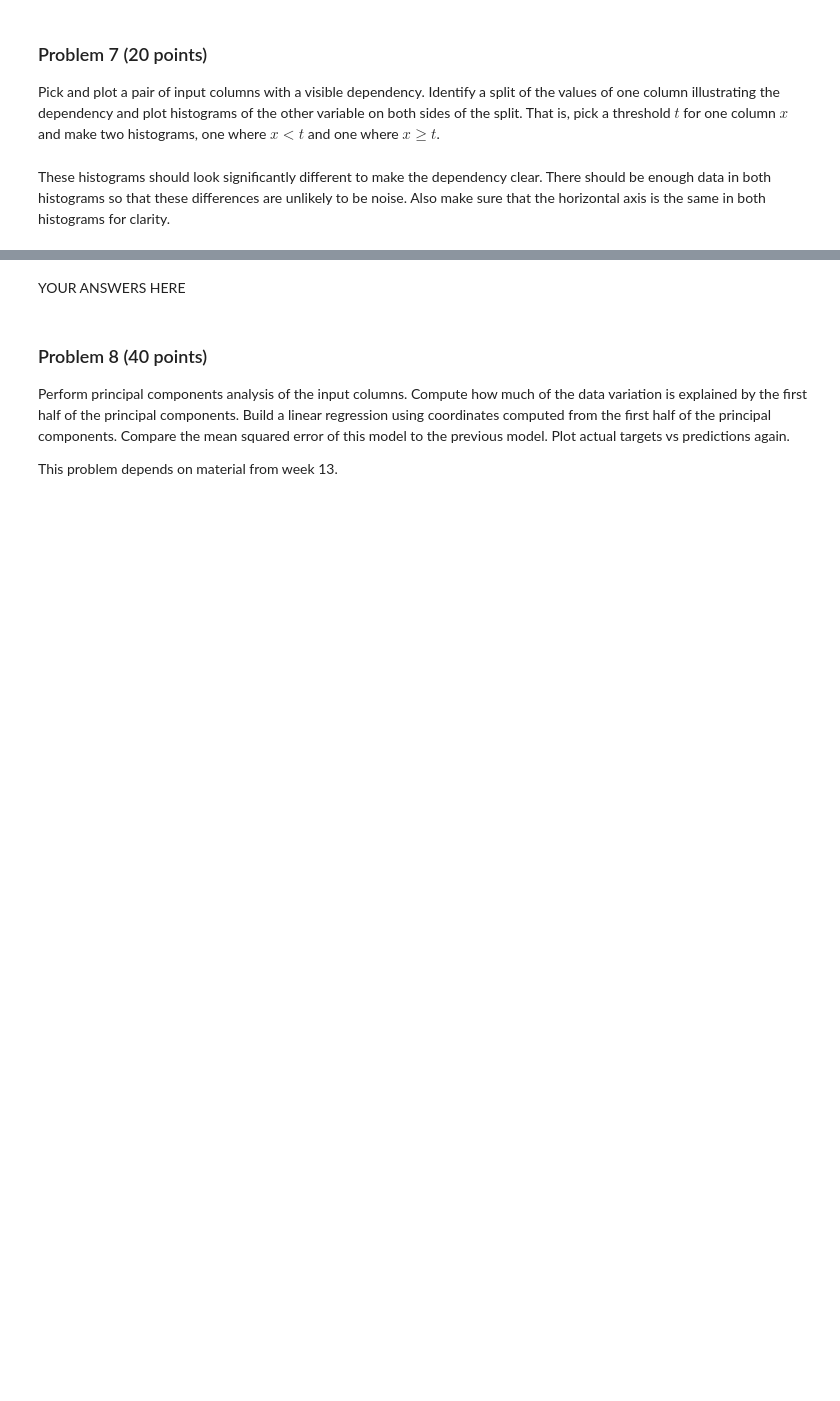
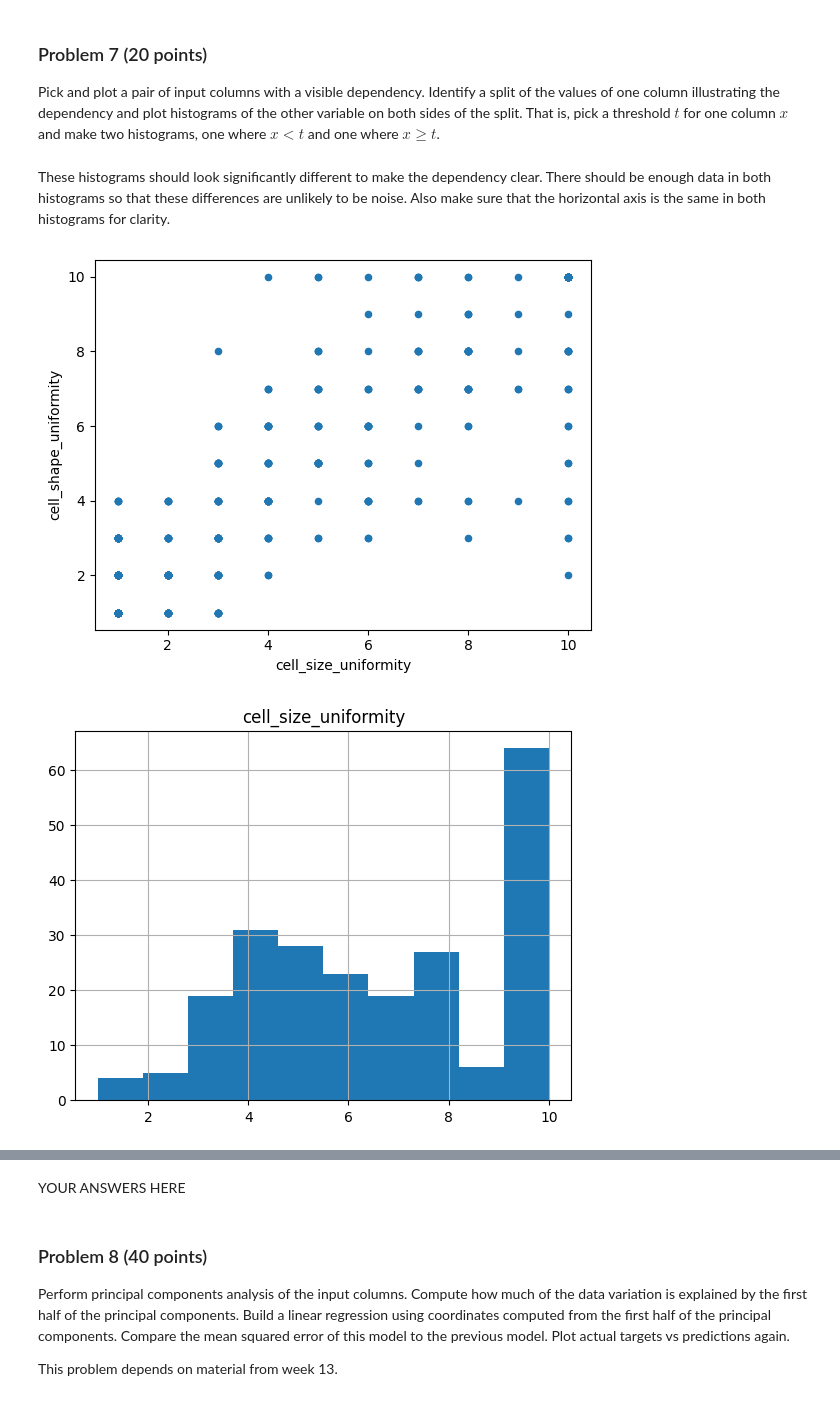
Before and after one commit to AL-Holmes/dx601-final-project, a Jupyter notebook: project.ipynb, the cells around one changed output, grey strips where cells are left out. Cells and saved outputs as stored; diff of their text form; code cells hidden in the pictures; blank space fills up the shorter version.

```diff
--- a/project.ipynb
+++ b/project.ipynb
@@ -230,0 +251,13 @@ Also make sure that the horizontal axis is the same in both histograms for clari
+# %%
+# YOUR CODE HERE
+
+# Scatter matrix to show visual dependency
+# pd.plotting.scatter_matrix(cancer,figsize=(10,10))
+
+# From scatter matrix most dependent looking matrix was cell_size_uniformity vs cell_shape_uniformity
+cancer.plot.scatter('cell_size_uniformity','cell_shape_uniformity')
+ax1 = cancer.query('cell_shape_uniformity > 3').hist('cell_size_uniformity')
+ax2 = cancer.query('cell_shape_uniformity < 3').hist('cell_size_uniformity')
+# %% [output]
+[figure, added]
+[figure, added]
```
Also changed, not shown: parts of 10 cells of this notebook.
